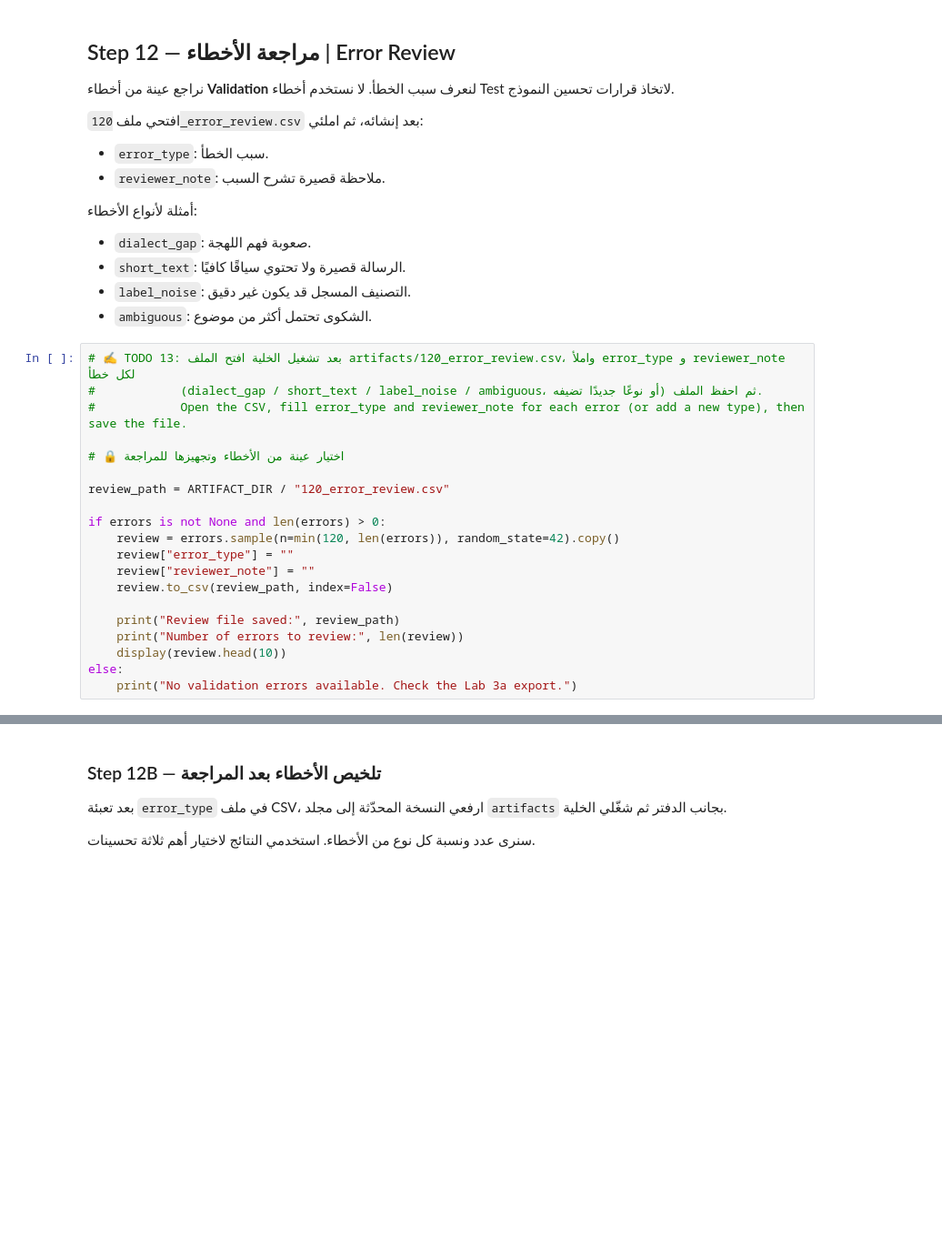
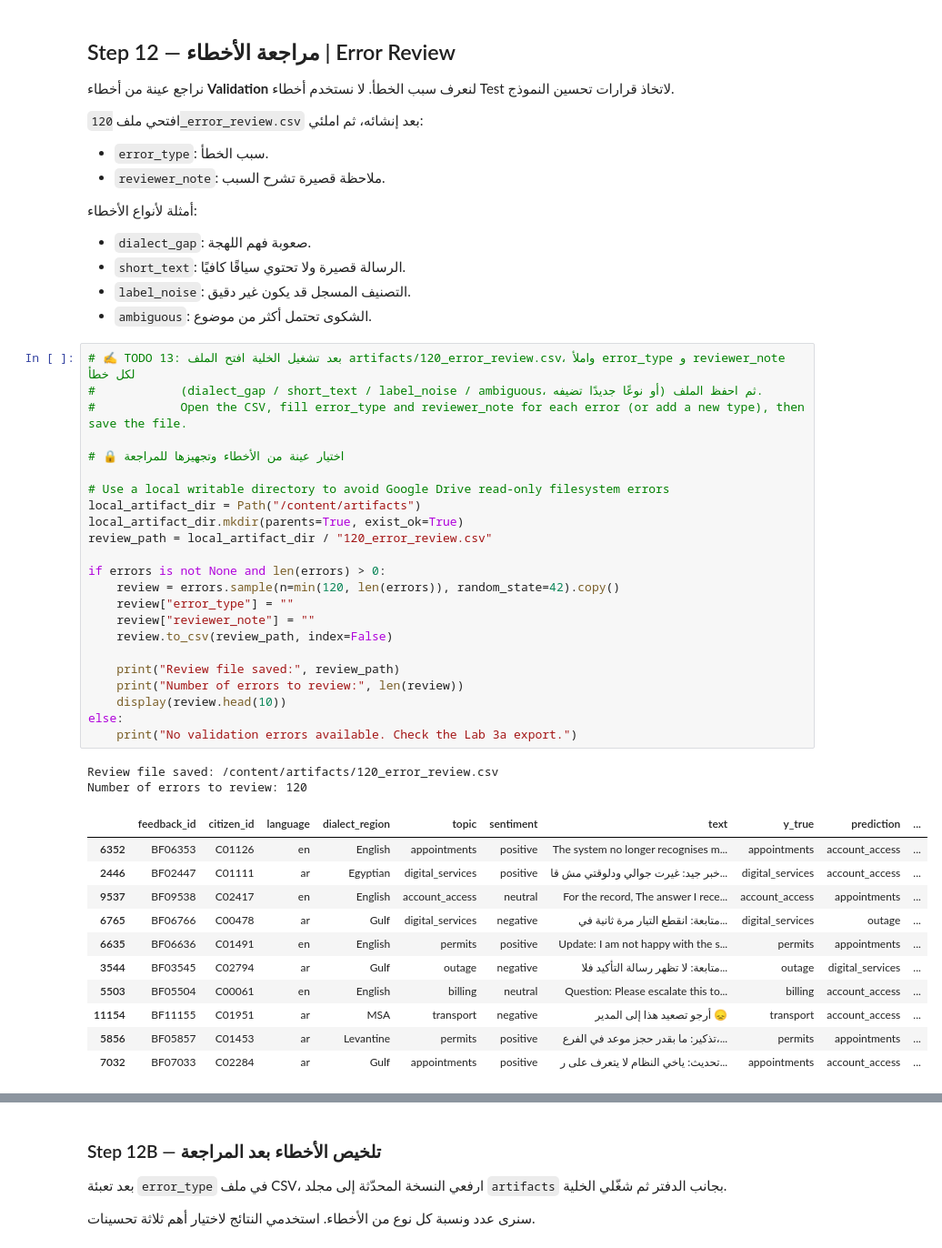
Before and after one commit to fatmabana311-oss/bayan-projecs, a Jupyter notebook: Copy_of_New_Day3_Bayan_Integrated_STUDENT.ipynb, the cells around one changed output, grey strips where cells are left out. Shown at 91% size. Cells and saved outputs as stored; diff of their text form; blank space fills up the shorter version.

```diff
--- a/Copy_of_New_Day3_Bayan_Integrated_STUDENT.ipynb
+++ b/Copy_of_New_Day3_Bayan_Integrated_STUDENT.ipynb
@@ -961,20 +1065,37 @@ else:
 # %%
 # ✍️ TODO 13: بعد تشغيل الخلية افتح الملف artifacts/120_error_review.csv، واملأ error_type و reviewer_note لكل خطأ
 #            (dialect_gap / short_text / label_noise / ambiguous، أو نوعًا جديدًا تضيفه) ثم احفظ الملف.
 #            Open the CSV, fill error_type and reviewer_note for each error (or add a new type), then save the file.
 
 # 🔒 اختيار عينة من الأخطاء وتجهيزها للمراجعة
 
-review_path = ARTIFACT_DIR / "120_error_review.csv"
+# Use a local writable directory to avoid Google Drive read-only filesystem errors
+local_artifact_dir = Path("/content/artifacts")
+local_artifact_dir.mkdir(parents=True, exist_ok=True)
+review_path = local_artifact_dir / "120_error_review.csv"
 
 if errors is not None and len(errors) > 0:
     review = errors.sample(n=min(120, len(errors)), random_state=42).copy()
     review["error_type"] = ""
     review["reviewer_note"] = ""
     review.to_csv(review_path, index=False)
 
     print("Review file saved:", review_path)
     print("Number of errors to review:", len(review))
     display(review.head(10))
 else:
     print("No validation errors available. Check the Lab 3a export.")
+# %% [output]
+Review file saved: /content/artifacts/120_error_review.csv
+Number of errors to review: 120
+|  | feedback_id | citizen_id | language | dialect_region | topic | sentiment | text | y_true | prediction | ... |
+| 6352 | BF06353 | C01126 | en | English | appointments | positive | The system no longer recognises m... | appointments | account_access | ... |
+| 2446 | BF02447 | C01111 | ar | Egyptian | digital_services | positive | خبر جيد: غيرت جوالي ودلوقتي مش قا... | digital_services | account_access | ... |
+| 9537 | BF09538 | C02417 | en | English | account_access | neutral | For the record, The answer I rece... | account_access | appointments | ... |
+| 6765 | BF06766 | C00478 | ar | Gulf | digital_services | negative | متابعة: انقطع التيار مرة ثانية في... | digital_services | outage | ... |
+| 6635 | BF06636 | C01491 | en | English | permits | positive | Update: I am not happy with the s... | permits | appointments | ... |
+| 3544 | BF03545 | C02794 | ar | Gulf | outage | negative | متابعة: لا تظهر رسالة التأكيد فلا... | outage | digital_services | ... |
+| 5503 | BF05504 | C00061 | en | English | billing | neutral | Question: Please escalate this to... | billing | account_access | ... |
+| 11154 | BF11155 | C01951 | ar | MSA | transport | negative | أرجو تصعيد هذا إلى المدير 😞 | transport | account_access | ... |
+| 5856 | BF05857 | C01453 | ar | Levantine | permits | positive | تذكير: ما بقدر حجز موعد في الفرع،... | permits | appointments | ... |
+| 7032 | BF07033 | C02284 | ar | Gulf | appointments | positive | تحديث: ياخي النظام لا يتعرف على ر... | appointments | account_access | ... |
```
Also changed, not shown: parts of 18 cells of this notebook.
